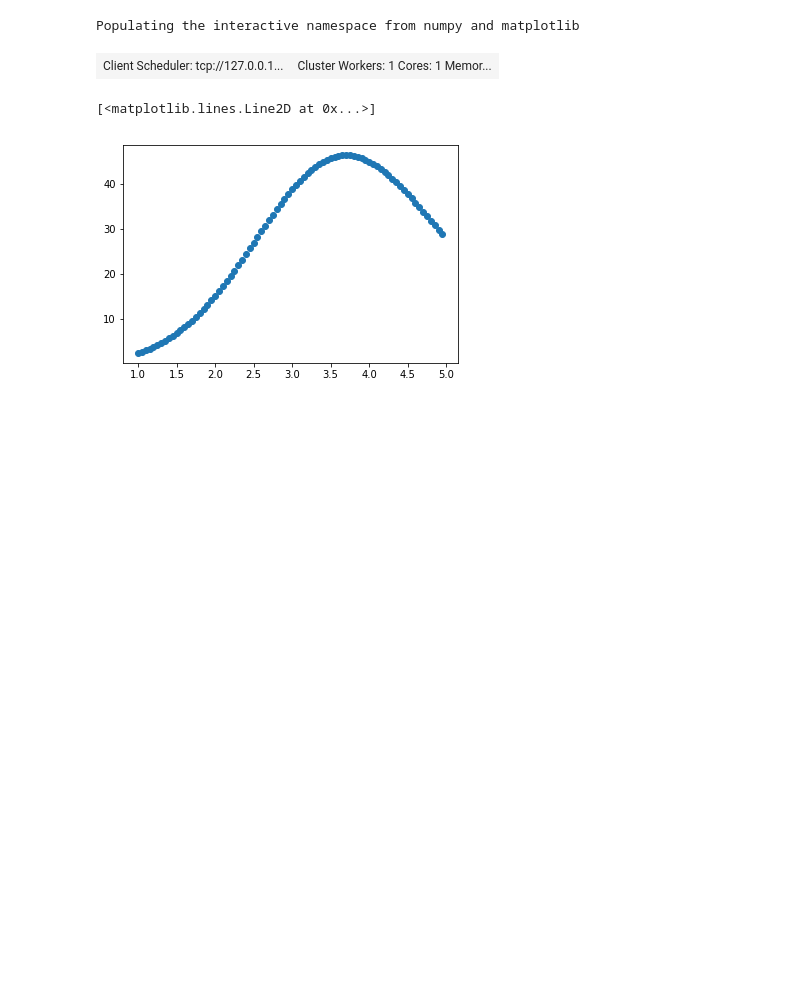
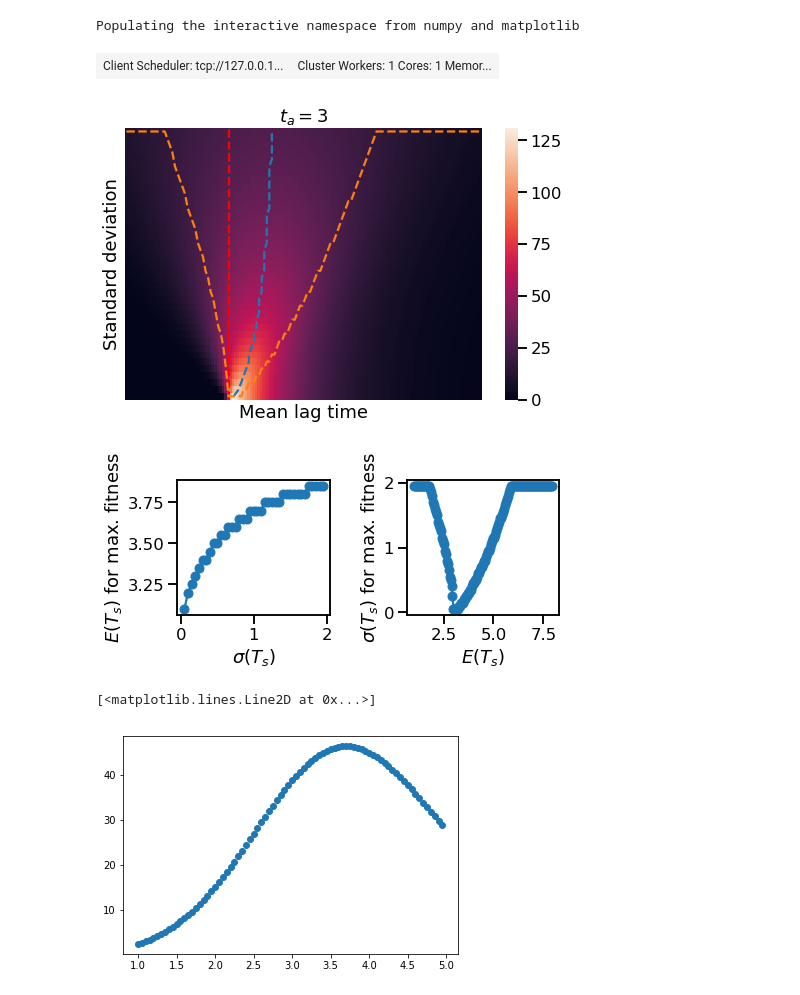
Before and after one commit to gutiloluis/pqe1, a Jupyter notebook: 190409_Integration.ipynb, the cells around one changed output. Saved outputs shown, nothing was run; the diff lists cells and outputs as text; code cells hidden in the pictures; blank space fills up the shorter version.

```diff
--- a/190409_Integration.ipynb
+++ b/190409_Integration.ipynb
@@ -185,0 +65,6 @@ def run_stochastic(MTs, STs, Ta, tg):
+# %%
+plot_heatmap(MTs, STs, NN, mTa, MTs_step, exp_key=exp_key)
+plot_max_lines(MTs, STs, NN, mTa, exp_key=exp_key)
+# %% [output]
+[figure, added]
+[figure, added]
```
Also changed, not shown: parts of 12 cells of this notebook, 3 other files.
